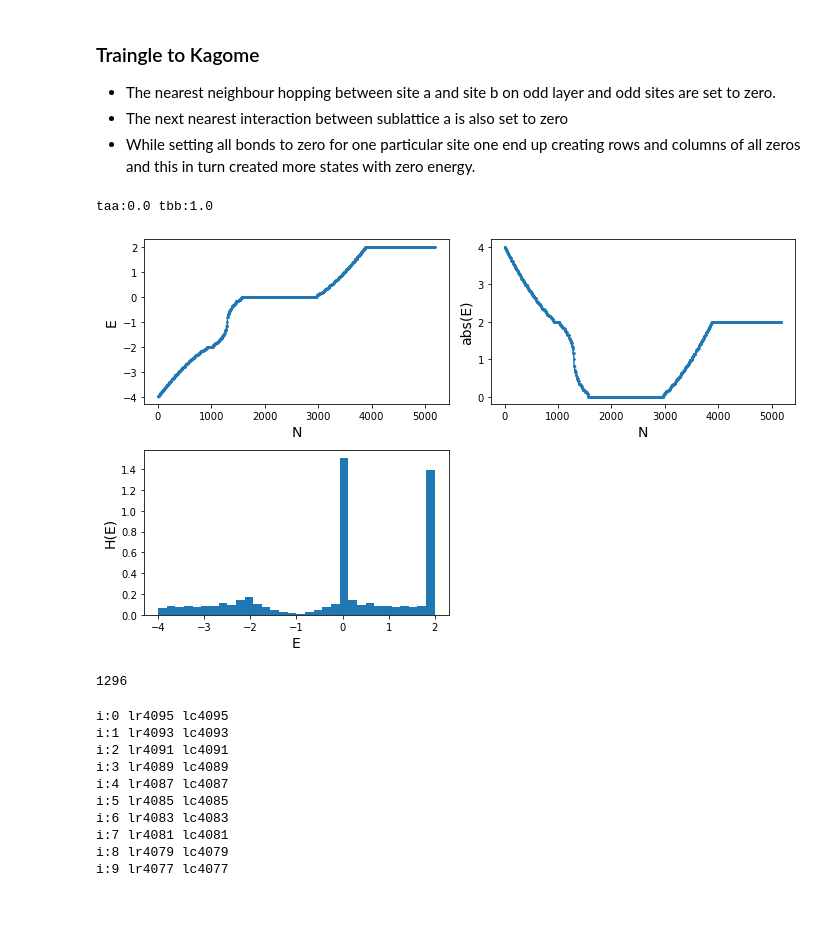
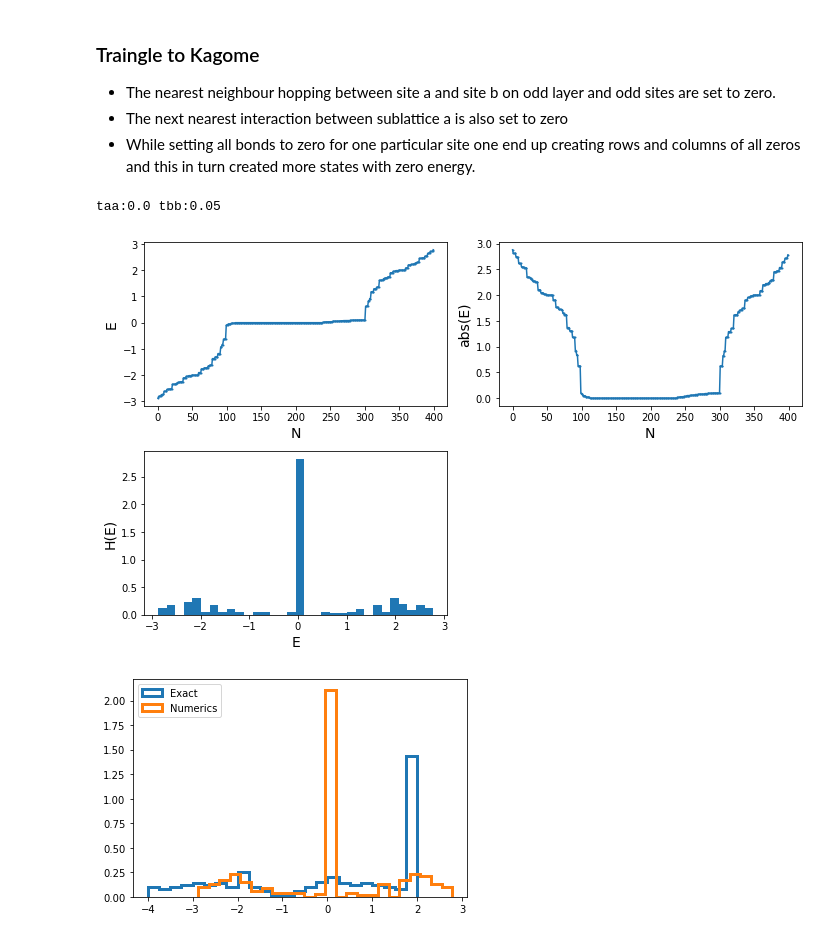
Before and after one commit to Shashi1a/kagome_lieb, a Jupyter notebook: calc.ipynb, the cells around one changed output. Saved outputs shown, nothing was run; the diff lists cells and outputs as text; code cells hidden in the pictures; blank space fills up the shorter version.

```diff
--- a/calc.ipynb
+++ b/calc.ipynb
@@ -7,6 +7,25 @@ import seaborn as sns
 from itertools import product
 from scipy.linalg import eigh
 import matplotlib.pyplot as plt
+# %%
+## file for the exact answers of the eigenvalues of kagome and lieb lattice
+fkagome = np.loadtxt('../Downloads/Eigval_kagome_tb.dat')
+fleib = np.loadtxt('../Downloads/Eigval_lieb_tb.dat')
+
+## to plot combine histogram of the exact and numeric results
+def combinehist(d1, d2):
+    '''
+    This function will plot the the combined histogram of both the exact formula and numeric result
+        parameters:
+            d1(array): exact answer that we want to plot
+            d2(array): numeric anser that we want to plot
+    '''
+    plt.hist(d1, histtype='step', density=1,
+             bins=24, label='Exact', linewidth=3)
+    plt.hist(d2.eval_i, histtype='step', density=1,
+             bins=24, label='Numerics', linewidth=3)
+    plt.legend(loc=2)
+    plt.show()
 # %%
 ### class to set up the hamiltonian object
 class Hamiltonian():
@@ -344,52 +409,18 @@ hb12.plot_eval(40)
 * The next nearest interaction between sublattice a is also set to zero
 * While setting all bonds to zero for one particular site one end up creating rows and columns of all zeros and this in turn created more states with zero energy.
 # %%
-def plothammat(a):
-    f = plt.figure(figsize=(12, 12))
-    ax = sns.heatmap(a, cbar=False, annot=True, fmt='1.0f',
-                linewidth=1, linecolor='black')
-    ax.xaxis.tick_top()
-    plt.show()
-
-kgLatt= kagomeLieb(72,1,0,0)
+kgLatt= kagomeLieb(20,1,0,0)
 kgLatt.neighbour()
 kgLatt.sublatt_set()
 mat = np.zeros((kgLatt.n_sites,kgLatt.n_sites))
 kgLatt.triangular(mat)
 #plothammat(mat)
-kgLatt.triangle_Kagome_lieb(mat,0.0,0.0,1.0)
+kgLatt.triangle_Kagome_lieb(mat,0.0,0.0,0.05)
 #plothammat(mat)
 kgLatt.evals(mat)
 kgLatt.plot_eval()
+combinehist(fkagome, kgLatt)
 # %% [output]
-taa:0.0 tbb:1.0
+taa:0.0 tbb:0.05
-[figure, old version]
+[figure, new version]
+[figure, added]
-# %%
-listrow = []
-listcol = []
-for j in range(mat.shape[0]):
-     if (mat[j,:].sum()==0):
-         listrow.append(j)
-     if (mat[:,j].sum()==0):
-         listcol.append(j)
-
-listrow.reverse()
-listcol.reverse()
-#print(listz)
-len(listcol)
-# %% [output]
-1296
-# %%
-for i in range(10):
-    print(f'i:{i} lr{listrow[i]} lc{listcol[i]}')
-# %% [output]
-i:0 lr4095 lc4095
-i:1 lr4093 lc4093
-i:2 lr4091 lc4091
-i:3 lr4089 lc4089
-i:4 lr4087 lc4087
-i:5 lr4085 lc4085
-i:6 lr4083 lc4083
-i:7 lr4081 lc4081
-i:8 lr4079 lc4079
-i:9 lr4077 lc4077
```
Also changed, not shown: parts of 7 cells of this notebook.
